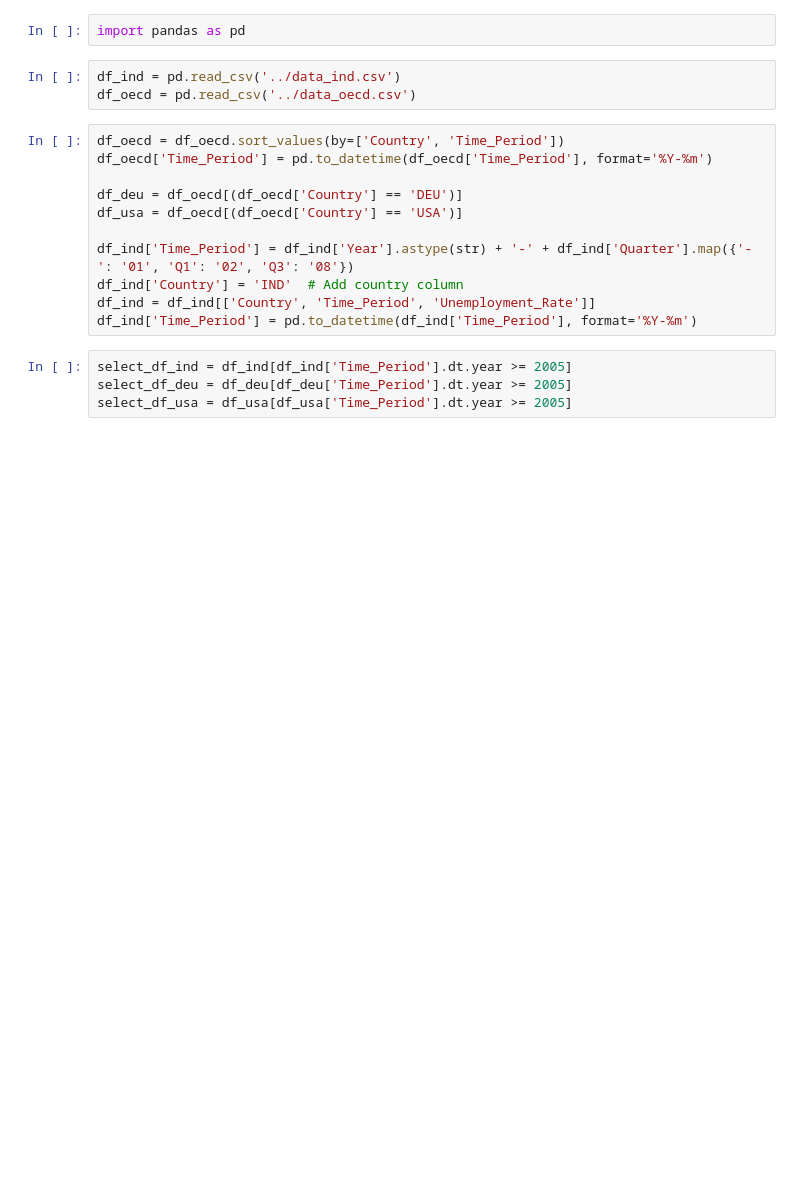
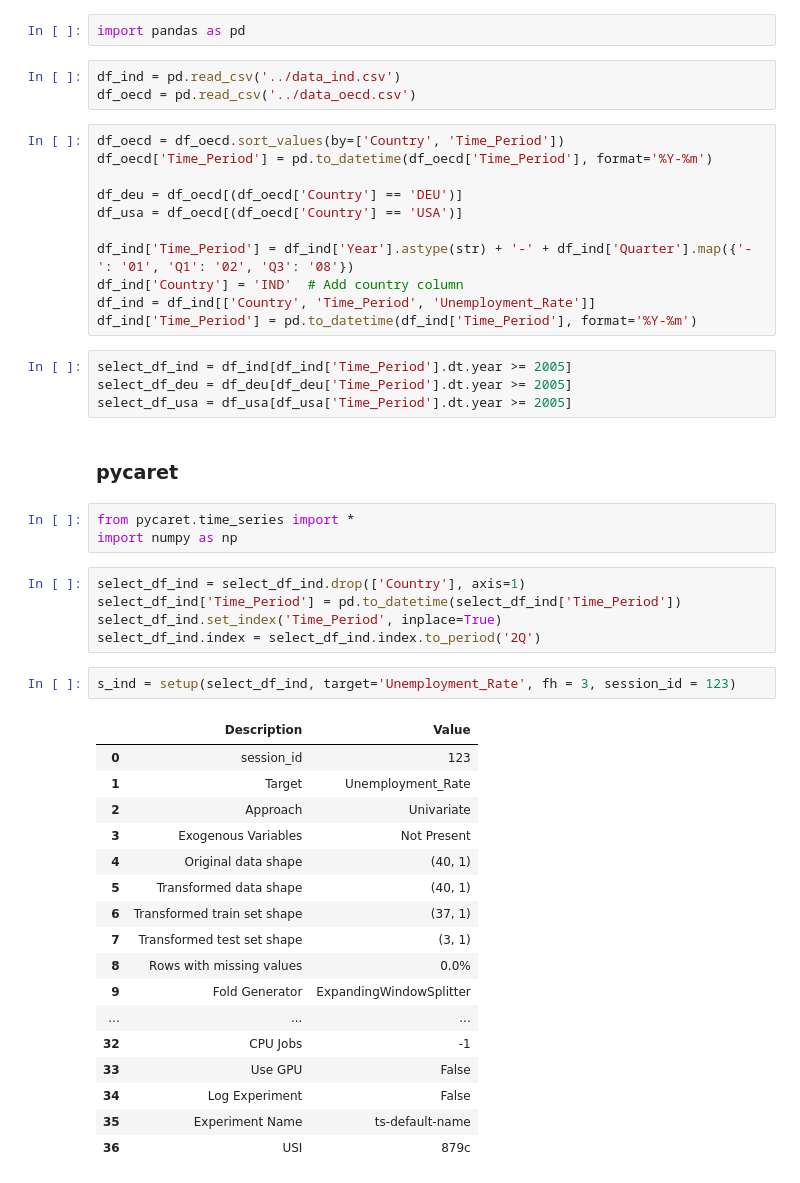
Before and after one commit to imajirzl/thesis-unemployment-rate, a Jupyter notebook: analysis/pycaret.ipynb, the cells around one changed output. Saved outputs shown, nothing was run; the diff lists cells and outputs as text; blank space fills up the shorter version.

Commit message:
perform pycaret time series to indonesia data

```diff
--- a/analysis/pycaret.ipynb
+++ b/analysis/pycaret.ipynb
@@ -25,3 +25,33 @@ df_ind['Time_Period'] = pd.to_datetime(df_ind['Time_Period'], format='%Y-%m')
 select_df_ind = df_ind[df_ind['Time_Period'].dt.year >= 2005]
 select_df_deu = df_deu[df_deu['Time_Period'].dt.year >= 2005]
 select_df_usa = df_usa[df_usa['Time_Period'].dt.year >= 2005]
+# %% [markdown]
+### pycaret
+# %%
+from pycaret.time_series import *
+import numpy as np
+# %%
+select_df_ind = select_df_ind.drop(['Country'], axis=1)
+select_df_ind['Time_Period'] = pd.to_datetime(select_df_ind['Time_Period'])
+select_df_ind.set_index('Time_Period', inplace=True)
+select_df_ind.index = select_df_ind.index.to_period('2Q')
+# %%
+s_ind = setup(select_df_ind, target='Unemployment_Rate', fh = 3, session_id = 123)
+# %% [output]
+|  | Description | Value |
+| 0 | session_id | 123 |
+| 1 | Target | Unemployment_Rate |
+| 2 | Approach | Univariate |
+| 3 | Exogenous Variables | Not Present |
+| 4 | Original data shape | (40, 1) |
+| 5 | Transformed data shape | (40, 1) |
+| 6 | Transformed train set shape | (37, 1) |
+| 7 | Transformed test set shape | (3, 1) |
+| 8 | Rows with missing values | 0.0% |
+| 9 | Fold Generator | ExpandingWindowSplitter |
+| ... | ... | ... |
+| 32 | CPU Jobs | -1 |
+| 33 | Use GPU | False |
+| 34 | Log Experiment | False |
+| 35 | Experiment Name | ts-default-name |
+| 36 | USI | 879c |
```
Also changed, not shown: parts of 1 cell of this notebook.
